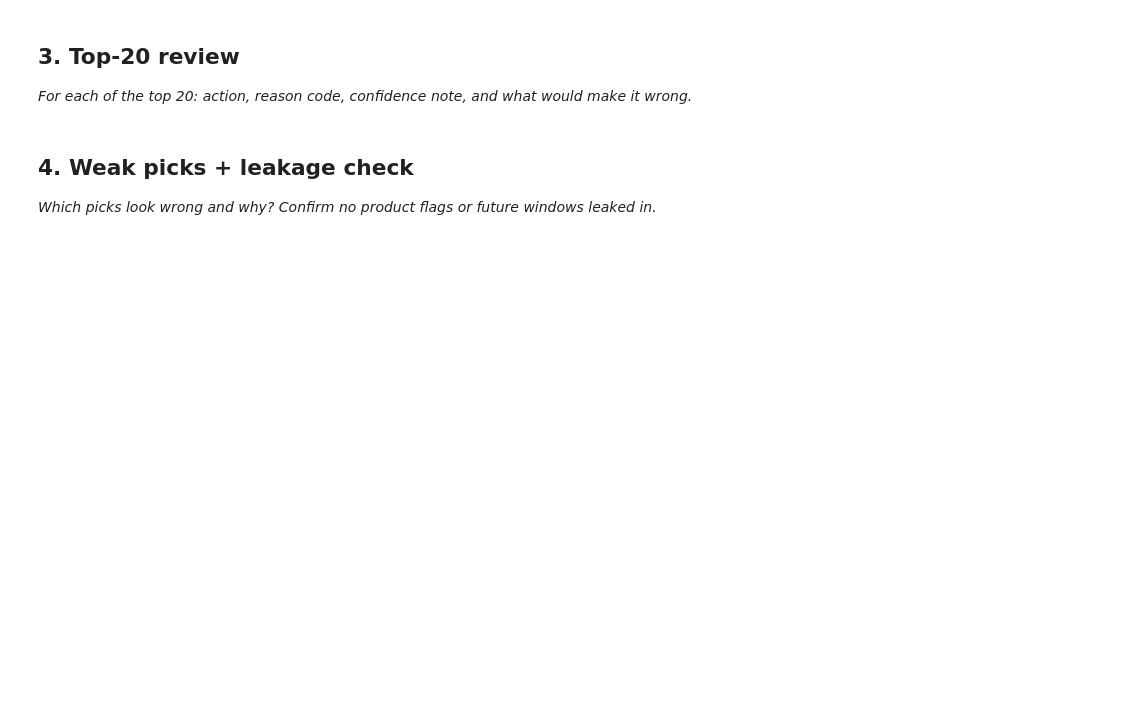
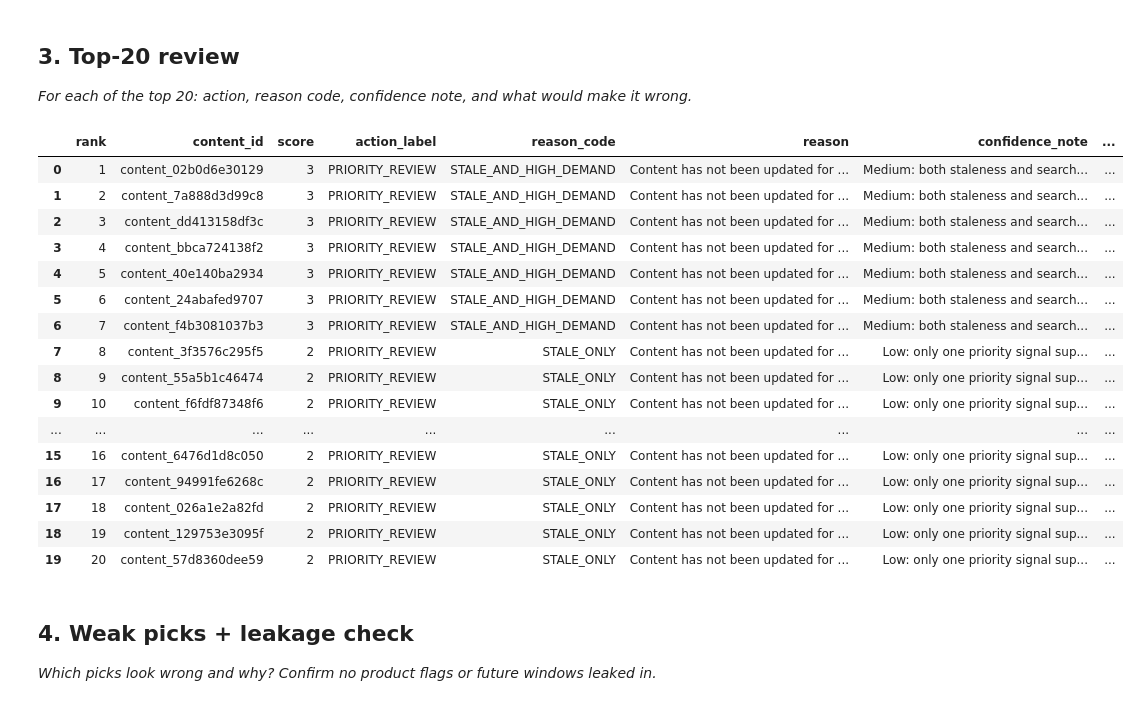
Before and after one commit to ssarimm/Machine-Learning-Internship---Flyrank, a Jupyter notebook: work/notebooks/w04_baseline_score.ipynb, the cells around one changed output. Saved outputs shown, nothing was run; the diff lists cells and outputs as text; code cells hidden in the pictures; blank space fills up the shorter version.

```diff
--- a/work/notebooks/w04_baseline_score.ipynb
+++ b/work/notebooks/w04_baseline_score.ipynb
@@ -30,3 +225,76 @@ This skeleton is yours to fill. Work the sections **in order** — each one has
+# %%
+# Create a fresh Top-20 review table from the full ranked queue
+top20_review = queue.head(20).copy()
+
+def explain_rank(row):
+    reasons = []
+
+    if row["days_since_last_update"] >= 180:
+        reasons.append("Content has not been updated for at least 180 days.")
+
+    if pd.notna(row["search_volume"]):
+        reasons.append(
+            f"Search volume is {row['search_volume']:.0f}."
+        )
+    else:
+        reasons.append("Search volume is missing, so demand is unknown.")
+
+    return " ".join(reasons)
+
+top20_review["confidence_note"] = top20_review.apply(
+    lambda row: (
+        "Medium: both staleness and search demand support review."
+        if row["reason_code"] == "STALE_AND_HIGH_DEMAND"
+        else "Low: only one priority signal supports review."
+        if row["reason_code"] in ["STALE_ONLY", "HIGH_DEMAND_ONLY"]
+        else "Low: neither priority signal is present."
+    ),
+    axis=1
+)
+
+top20_review["what_would_make_it_wrong"] = top20_review.apply(
+    lambda row: (
+        "The page may still be accurate, or its search demand may not justify a refresh."
+        if row["reason_code"] == "STALE_AND_HIGH_DEMAND"
+        else "The page may not need updating, or its search demand may be too low."
+        if row["reason_code"] == "STALE_ONLY"
+        else "Search demand alone may not justify a refresh."
+        if row["reason_code"] == "HIGH_DEMAND_ONLY"
+        else "The page could still have an opportunity that this simple score misses."
+    ),
+    axis=1
+)
+
+top20_review["reason"] = top20_review.apply(explain_rank, axis=1)
+
+display(top20_review[[
+    "rank",
+    "content_id",
+    "score",
+    "action_label",
+    "reason_code",
+    "reason",
+    "confidence_note",
+    "what_would_make_it_wrong"
+]])
+# %% [output]
+|  | rank | content_id | score | action_label | reason_code | reason | confidence_note | ... |
+| 0 | 1 | content_02b0d6e30129 | 3 | PRIORITY_REVIEW | STALE_AND_HIGH_DEMAND | Content has not been updated for ... | Medium: both staleness and search... | ... |
+| 1 | 2 | content_7a888d3d99c8 | 3 | PRIORITY_REVIEW | STALE_AND_HIGH_DEMAND | Content has not been updated for ... | Medium: both staleness and search... | ... |
+| 2 | 3 | content_dd413158df3c | 3 | PRIORITY_REVIEW | STALE_AND_HIGH_DEMAND | Content has not been updated for ... | Medium: both staleness and search... | ... |
+| 3 | 4 | content_bbca724138f2 | 3 | PRIORITY_REVIEW | STALE_AND_HIGH_DEMAND | Content has not been updated for ... | Medium: both staleness and search... | ... |
+| 4 | 5 | content_40e140ba2934 | 3 | PRIORITY_REVIEW | STALE_AND_HIGH_DEMAND | Content has not been updated for ... | Medium: both staleness and search... | ... |
+| 5 | 6 | content_24abafed9707 | 3 | PRIORITY_REVIEW | STALE_AND_HIGH_DEMAND | Content has not been updated for ... | Medium: both staleness and search... | ... |
+| 6 | 7 | content_f4b3081037b3 | 3 | PRIORITY_REVIEW | STALE_AND_HIGH_DEMAND | Content has not been updated for ... | Medium: both staleness and search... | ... |
+| 7 | 8 | content_3f3576c295f5 | 2 | PRIORITY_REVIEW | STALE_ONLY | Content has not been updated for ... | Low: only one priority signal sup... | ... |
+| 8 | 9 | content_55a5b1c46474 | 2 | PRIORITY_REVIEW | STALE_ONLY | Content has not been updated for ... | Low: only one priority signal sup... | ... |
+| 9 | 10 | content_f6fdf87348f6 | 2 | PRIORITY_REVIEW | STALE_ONLY | Content has not been updated for ... | Low: only one priority signal sup... | ... |
+| ... | ... | ... | ... | ... | ... | ... | ... | ... |
+| 15 | 16 | content_6476d1d8c050 | 2 | PRIORITY_REVIEW | STALE_ONLY | Content has not been updated for ... | Low: only one priority signal sup... | ... |
+| 16 | 17 | content_94991fe6268c | 2 | PRIORITY_REVIEW | STALE_ONLY | Content has not been updated for ... | Low: only one priority signal sup... | ... |
+| 17 | 18 | content_026a1e2a82fd | 2 | PRIORITY_REVIEW | STALE_ONLY | Content has not been updated for ... | Low: only one priority signal sup... | ... |
+| 18 | 19 | content_129753e3095f | 2 | PRIORITY_REVIEW | STALE_ONLY | Content has not been updated for ... | Low: only one priority signal sup... | ... |
+| 19 | 20 | content_57d8360dee59 | 2 | PRIORITY_REVIEW | STALE_ONLY | Content has not been updated for ... | Low: only one priority signal sup... | ... |
 # %% [markdown]
 ## 4. Weak picks + leakage check
 
```
Also changed, not shown: parts of 9 cells of this notebook.
